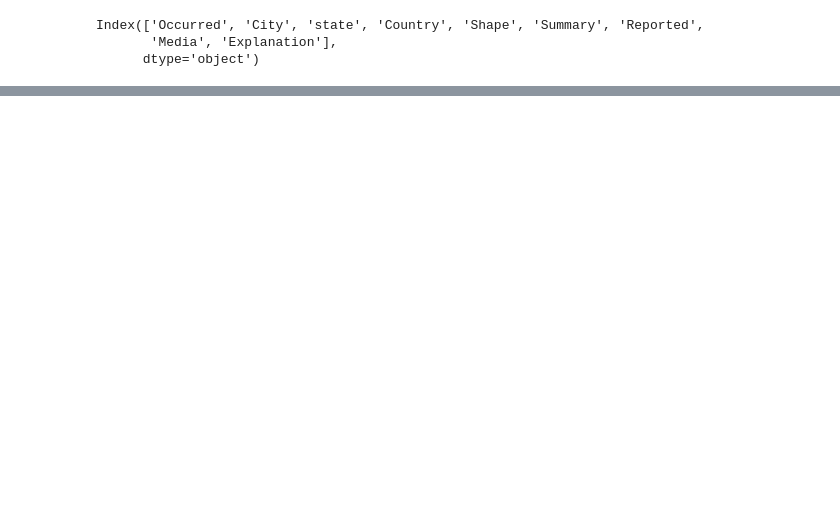
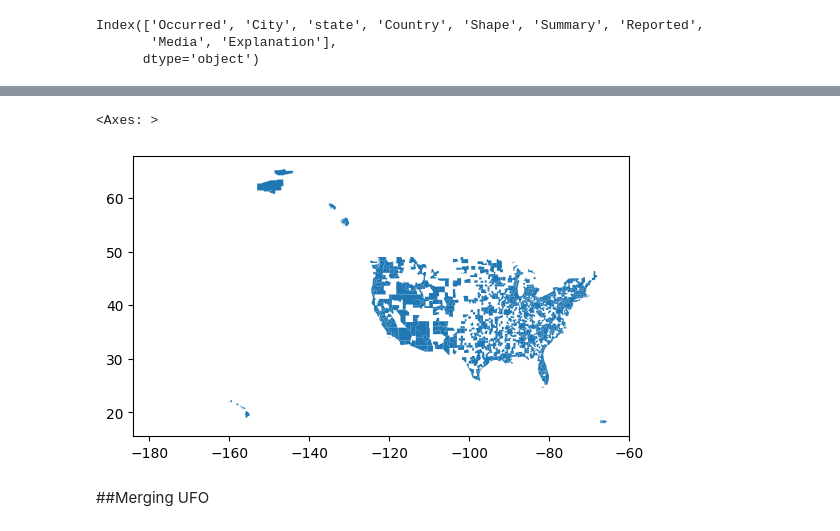
Before and after one commit to carlavilla/GIS, a Jupyter notebook: PS4_GIS.ipynb, the cells around one changed output, grey strips where cells are left out. Cells and saved outputs as stored; diff of their text form; code cells hidden in the pictures; blank space fills up the shorter version.

```diff
--- a/PS4_GIS.ipynb
+++ b/PS4_GIS.ipynb
@@ -214,0 +544,5 @@ m
+# %%
+! wget -q -O cb_2018_us_cbsa_500k.zip https://github.com/carlavilla/GIS/raw/main/cb_2018_us_cbsa_500k.zip
+#https://github.com/carlavilla/GIS/blob/e42e33864b940a375aa68b885da8d827dd44b999/cb_2018_us_cbsa_500k.zip
+zip_ref = zipfile.ZipFile('cb_2018_us_cbsa_500k.zip', 'r'); zip_ref.extractall(); zip_ref.close()
+USMetro=gpd.read_file('cb_2018_us_cbsa_500k.shp')
@@ -214,0 +577,3 @@ m
+# %%
+USMetro.rename(columns={'NAME': 'combined'}, inplace=True)
+USMetro.head()
@@ -214,0 +587,8 @@ m
+# %%
+USMetro.plot()
+plt.show()
+# %% [output]
+<Axes: >
+[figure, added]
+# %% [markdown]
+##Merging UFO
```
Also changed, not shown: parts of 57 cells of this notebook.
